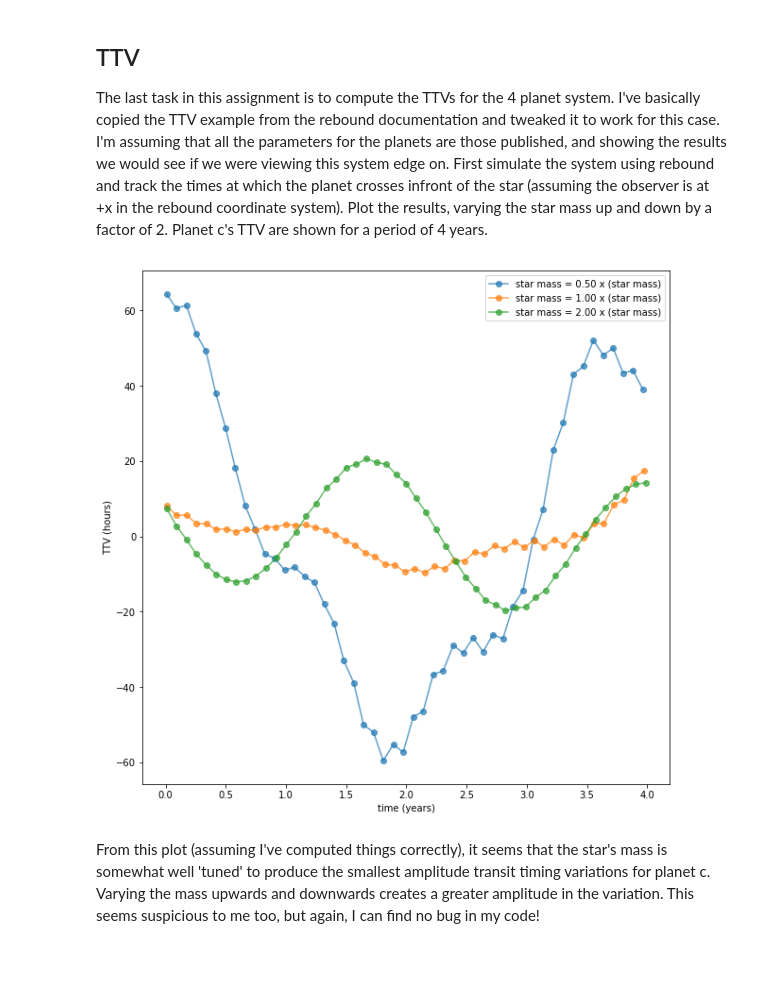
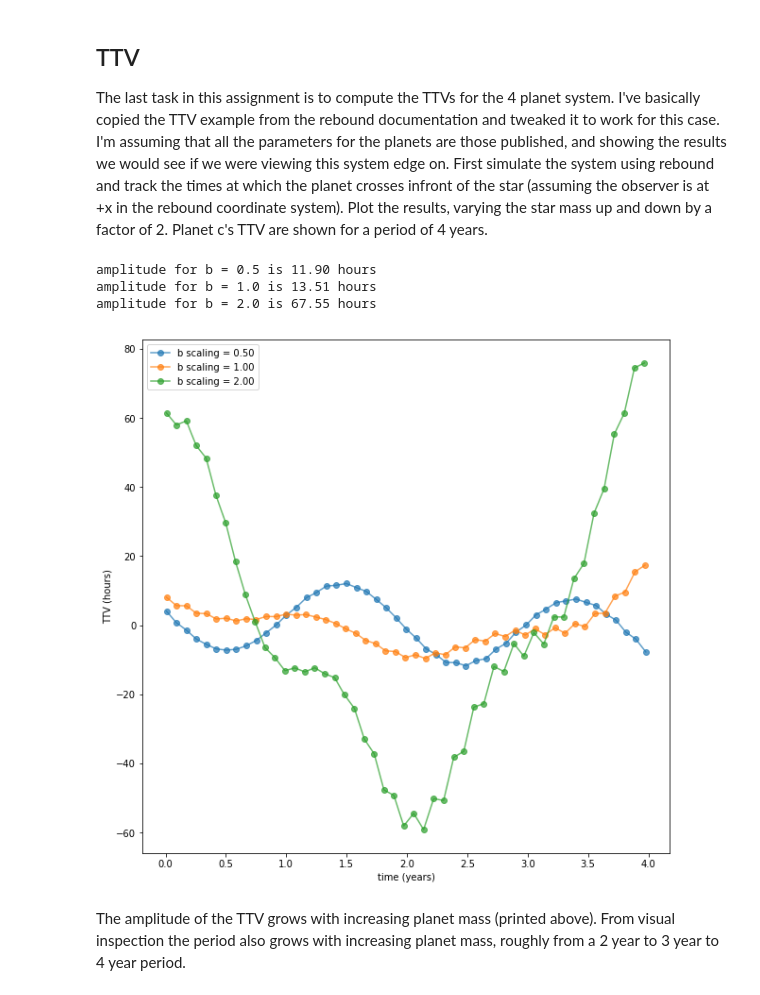
Before and after one commit to csayres/astro597, a Jupyter notebook: hw3.ipynb, the cells around one changed output. Cells and saved outputs as stored; diff of their text form; code cells hidden in the pictures; blank space fills up the shorter version.

```diff
--- a/hw3.ipynb
+++ b/hw3.ipynb
@@ -457,18 +457,22 @@ From the plot above, the minimizer was able to find orbital parameters such that
 ## TTV
 The last task in this assignment is to compute the TTVs for the 4 planet system.  I've basically copied the TTV example from the rebound documentation and tweaked it to work for this case.  I'm assuming that all the parameters for the planets are those published, and showing the results we would see if we were viewing this system edge on.  First simulate the system using rebound and track the times at which the planet crosses infront of the star (assuming the observer is at +x in the rebound coordinate system).  Plot the results, varying the star mass up and down by a factor of 2.  Planet c's TTV are shown for a period of 4 years.
 # %%
+
 secondsPerYear = 3.154e7
 endTime = 4 * secondsPerYear  # 1000 orbits of shortest period planet
 plt.figure(figsize=(10,10))
-for sm in [mStar/2, mStar, 2*mStar]:
+for ratio in [1/2, 1, 2]:
     sim = rebound.Simulation()
     sim.units = ('s', 'm', 'kg')
     sim.integrator = "whfast"
     sim.dt = planetD.P / 100.0  # shortest period
-    sim.add(m=sm)
+    sim.add(m=mStar)
     for planet in planets:
+        mass = planet.mPublished
+        if planet.name == "b":
+            mass *= ratio
         sim.add(
-            m=planet.mPublished,
+            m=mass,
             P=planet.P,
             M=planet.MA,
             omega=planet.omega,
@@ -482,34 +486,44 @@ for sm in [mStar/2, mStar, 2*mStar]:
     # try catch crossings when the y coordinate moves from negative to positive
     while sim.t < endTime:
         # compare y coords of star and planet c
         # assumes the observer is at +x
         y_old = p[2].y - p[0].y # planet c - star
         t_old = sim.t
         sim.integrate(sim.t + tStep)
         t_new = sim.t
         if y_old*(p[2].y-p[0].y)<0 and p[2].x-p[0].x>0:
             # sign changed (y_old*y<0), planet in front of star (x>0)
             while t_new - t_old > 1e-7:
                 if y_old*(p[2].y-p[0].y)<0:
                     t_new = sim.t
                 else:
                     t_old = sim.t
                 sim.integrate((t_new+t_old)/2.)
             transitTimes.append(sim.t)
             sim.integrate(sim.t+tStep)
 
     transitTimes = numpy.asarray(transitTimes)
 
     nTransits = len(transitTimes)
     transitNumber = range(nTransits)
     p = numpy.polyfit(transitNumber, transitTimes, deg=1)
     fitLine = p[0] * transitNumber + p[1]
-    plt.plot(transitTimes / secondsPerYear, (transitTimes - fitLine)/3600.0, '-o', alpha=0.7, label="star mass = %.2f x (star mass)"%(sm / mStar))
+    t = transitTimes / secondsPerYear
+    ttv = (transitTimes - fitLine)/3600.0
+    # amplitude
+    amp = (max(ttv)-min(ttv))/2.
+    print("amplitude for b = %.1f is %.2f hours"%(ratio, amp))
+
+    plt.plot(t, ttv, '-o', alpha=0.7, label="b scaling = %.2f"%(ratio))
+
 plt.xlabel("time (years)")
 plt.ylabel("TTV (hours)")
 plt.legend()
 plt.show()
 # %% [output]
+amplitude for b = 0.5 is 11.90 hours
+amplitude for b = 1.0 is 13.51 hours
+amplitude for b = 2.0 is 67.55 hours
-[figure, old version]
+[figure, new version]
-# %% [markdown]
-From this plot (assuming I've computed things correctly), it seems that the star's mass is somewhat well 'tuned' to produce the smallest amplitude transit timing variations for planet c.  Varying the mass upwards and downwards creates a greater amplitude in the variation.  This seems suspicious to me too, but again, I can find no bug in my code!
+# %% [markdown]
+The amplitude of the TTV grows with increasing planet mass (printed above).  From visual inspection the period also grows with increasing planet mass, roughly from a 2 year to 3 year to 4 year period.
```
Also changed, not shown: parts of 1 cell of this notebook.
